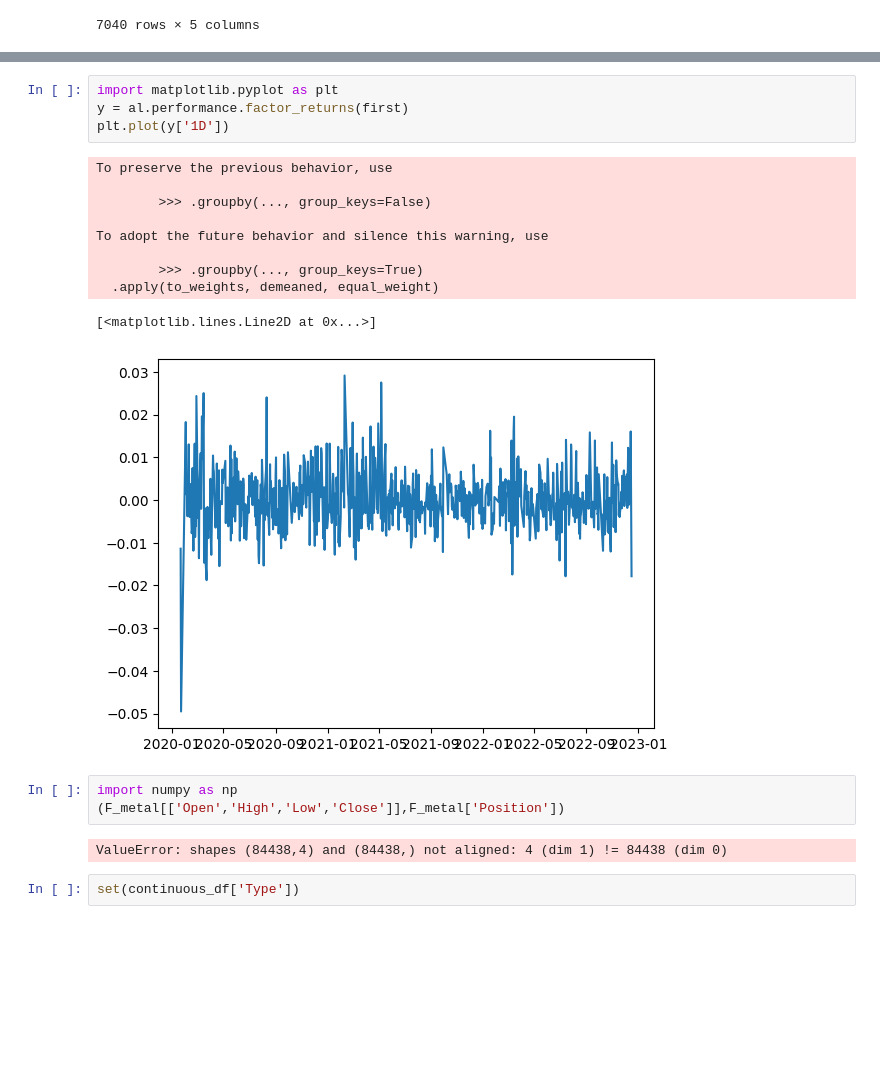
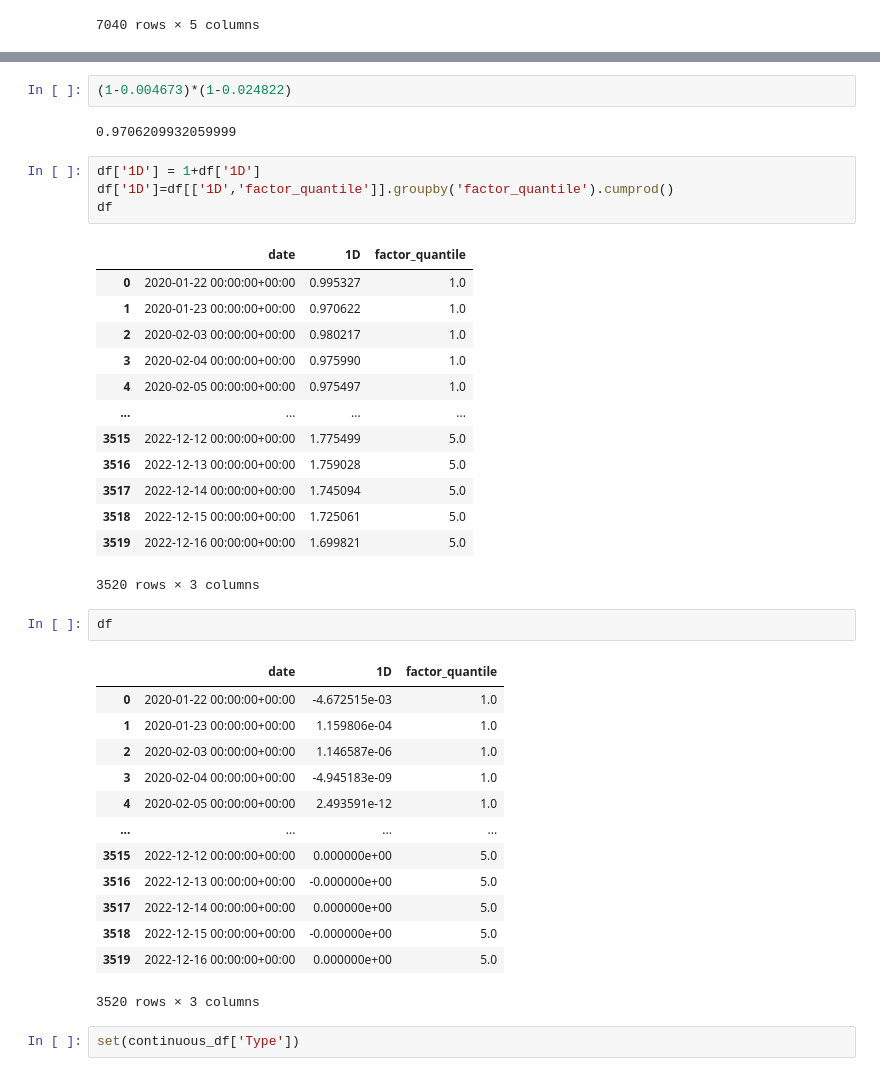
Before and after one commit to MaySVT/Quantitative-Trading-System, a Jupyter notebook: Framework/Backend/分层回测_sd_demo_230726.ipynb, the cells around one changed output, grey strips where cells are left out. Saved outputs shown, nothing was run; the diff lists cells and outputs as text; blank space fills up the shorter version.

```diff
--- a/Framework/Backend/分层回测_sd_demo_230726.ipynb
+++ b/Framework/Backend/分层回测_sd_demo_230726.ipynb
@@ -289,23 +273,41 @@ ValueError: columns overlap but no suffix specified: Index(['1D', 'factor_quanti
+# %%
+(1-0.004673)*(1-0.024822)
+# %% [output]
+0.9706209932059999
 # %%
-import matplotlib.pyplot as plt
-y = al.performance.factor_returns(first)
-plt.plot(y['1D'])
+df['1D'] = 1+df['1D']
+df['1D']=df[['1D','factor_quantile']].groupby('factor_quantile').cumprod()
+df
 # %% [output]
+|  | date | 1D | factor_quantile |
+| 0 | 2020-01-22 00:00:00+00:00 | 0.995327 | 1.0 |
+| 1 | 2020-01-23 00:00:00+00:00 | 0.970622 | 1.0 |
+| 2 | 2020-02-03 00:00:00+00:00 | 0.980217 | 1.0 |
+| 3 | 2020-02-04 00:00:00+00:00 | 0.975990 | 1.0 |
+| 4 | 2020-02-05 00:00:00+00:00 | 0.975497 | 1.0 |
+| ... | ... | ... | ... |
+| 3515 | 2022-12-12 00:00:00+00:00 | 1.775499 | 5.0 |
+| 3516 | 2022-12-13 00:00:00+00:00 | 1.759028 | 5.0 |
+| 3517 | 2022-12-14 00:00:00+00:00 | 1.745094 | 5.0 |
+| 3518 | 2022-12-15 00:00:00+00:00 | 1.725061 | 5.0 |
+| 3519 | 2022-12-16 00:00:00+00:00 | 1.699821 | 5.0 |
-To preserve the previous behavior, use
-
-        >>> .groupby(..., group_keys=False)
-
-To adopt the future behavior and silence this warning, use
-
-        >>> .groupby(..., group_keys=True)
-  .apply(to_weights, demeaned, equal_weight)
+3520 rows × 3 columns
-[<matplotlib.lines.Line2D at 0x...>]
-[figure, removed]
 # %%
-import numpy as np
-(F_metal[['Open','High','Low','Close']],F_metal['Position'])
+df
 # %% [output]
+|  | date | 1D | factor_quantile |
+| 0 | 2020-01-22 00:00:00+00:00 | -4.672515e-03 | 1.0 |
+| 1 | 2020-01-23 00:00:00+00:00 | 1.159806e-04 | 1.0 |
+| 2 | 2020-02-03 00:00:00+00:00 | 1.146587e-06 | 1.0 |
+| 3 | 2020-02-04 00:00:00+00:00 | -4.945183e-09 | 1.0 |
+| 4 | 2020-02-05 00:00:00+00:00 | 2.493591e-12 | 1.0 |
+| ... | ... | ... | ... |
+| 3515 | 2022-12-12 00:00:00+00:00 | 0.000000e+00 | 5.0 |
+| 3516 | 2022-12-13 00:00:00+00:00 | -0.000000e+00 | 5.0 |
+| 3517 | 2022-12-14 00:00:00+00:00 | 0.000000e+00 | 5.0 |
+| 3518 | 2022-12-15 00:00:00+00:00 | -0.000000e+00 | 5.0 |
+| 3519 | 2022-12-16 00:00:00+00:00 | 0.000000e+00 | 5.0 |
-ValueError: shapes (84438,4) and (84438,) not aligned: 4 (dim 1) != 84438 (dim 0)
+3520 rows × 3 columns
 # %%
 set(continuous_df['Type'])
 # %% [output]
```
Also changed, not shown: parts of 6 cells of this notebook, 4 other files.
